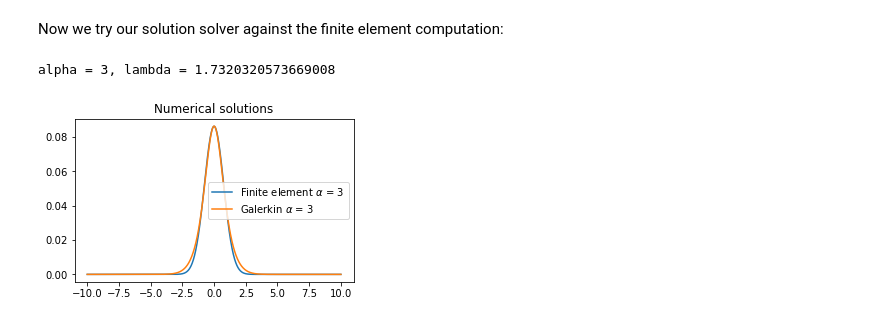
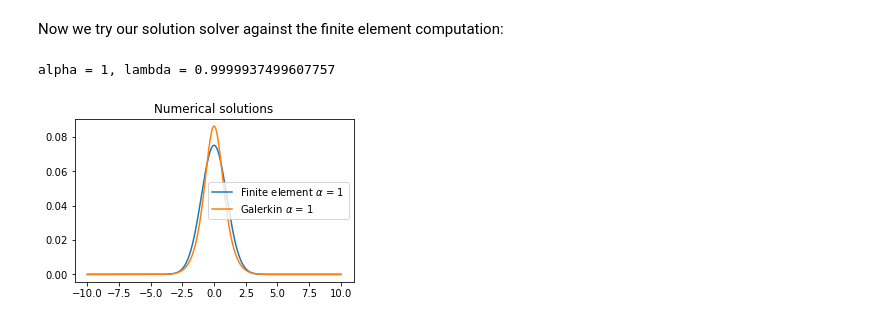
Before and after one commit to kylegodbey/nuclear-quantum-computing, a Jupyter notebook: nuclear-qc/The parametrized Quantum Harmonic Oscillator as a two level system.ipynb, the cells around one changed output. Cells and saved outputs as stored; diff of their text form; code cells hidden in the pictures.

```diff
--- a/nuclear-qc/The parametrized Quantum Harmonic Oscillator as a two level system.ipynb
+++ b/nuclear-qc/The parametrized Quantum Harmonic Oscillator as a two level system.ipynb
@@ -317,41 +319,40 @@ systemSolver(1)
 Now we try our solution solver against the finite element computation:
 # %%
 # Now we can construct our RBM for an alpha of our choosing.
-alpha_k = 3
+alpha_k = 1
 solGaler=phibuilder(alpha_k)
 lamGaler=systemSolver(alpha_k)[0][0]
-# Select alpha values to use to solve SE exactly.
-alpha_vals = [alpha_k]  #Here, we choose 3 values of alpha to solve exactly. This results in 3 basis functions
-# initialize solution arrays. T is the matrix that will hold wavefunction solutions.
-# T has the form T[i][j], i = alpha, j = solution components
+
+alpha_vals = [alpha_k]
+
 T = np.zeros((len(alpha_vals),m))
-# T_evals holds the eigenvalues for each evect in T.
+
 T_evals = np.zeros(len(alpha_vals))
 
 for i,alpha_sample in enumerate(alpha_vals):
     H = construct_H(V,x_array,mass,alpha_sample) # construct the Hamiltonian matrix for given alpha_sample.
     evals, evects = solve(H,x_array,h) # solve the system for evals and evects.
     T[i] = evects[n]/np.linalg.norm(evects[n]) # assign the nth evect to solution array T
     T_evals[i] = evals[n] # assign the nth eigenvalue to the eigenvalue array T_eval.
     print(f'alpha = {alpha_sample}, lambda = {evals[n]}')
 
 
 
 
 # Make plots of the numerical wavefunction
 fig, ax = plt.subplots(1,1,figsize=(5,3))
 for i in range(len(alpha_vals)):
 
     ax.plot(x_array,(T[i]),label= r'Finite element $\alpha$ = '+str(alpha_vals[i]))
 
 ax.plot(x_array,(phi1),label=r'Galerkin $\alpha$ = '+str(alpha_vals[i]))
 
 
 ax.set_title('Numerical solutions')
 
 ax.legend()
 
 plt.show()
 # %% [output]
-alpha = 3, lambda = 1.7320320573669008
+alpha = 1, lambda = 0.9999937499607757
-[figure, old version]
+[figure, new version]
```
Also changed, not shown: parts of 3 cells of this notebook.
